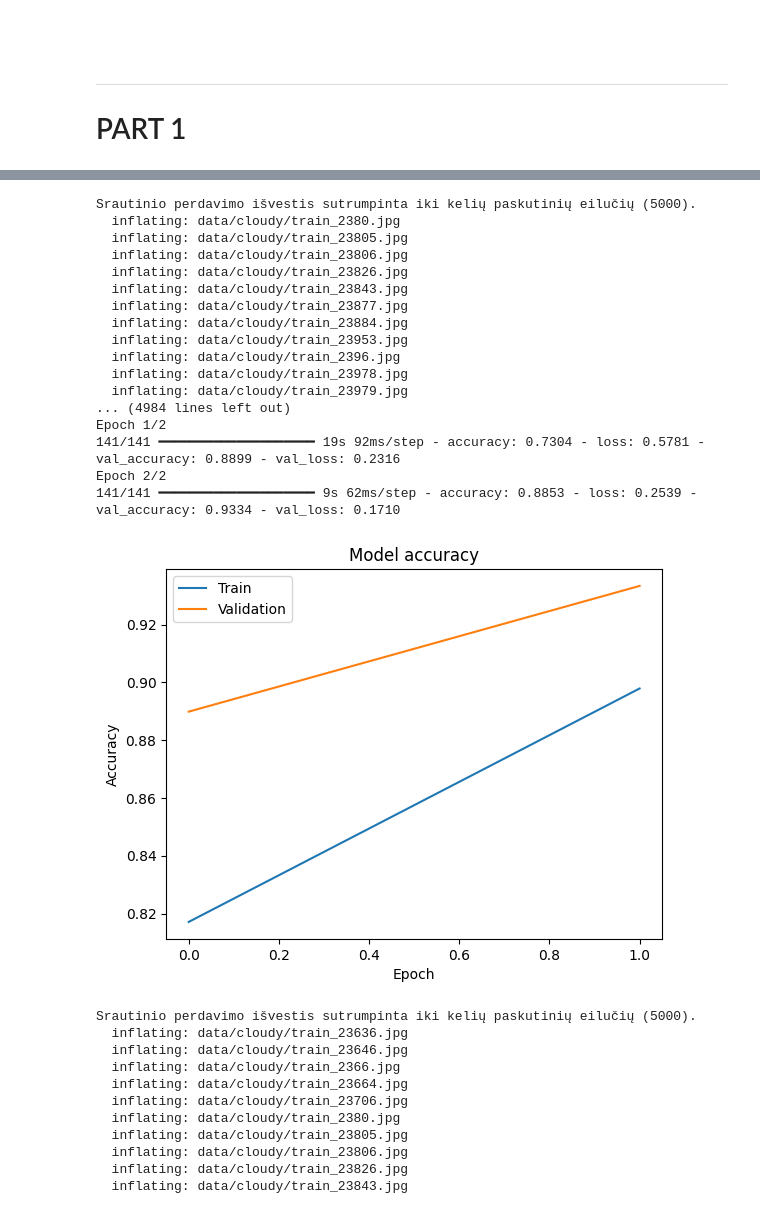
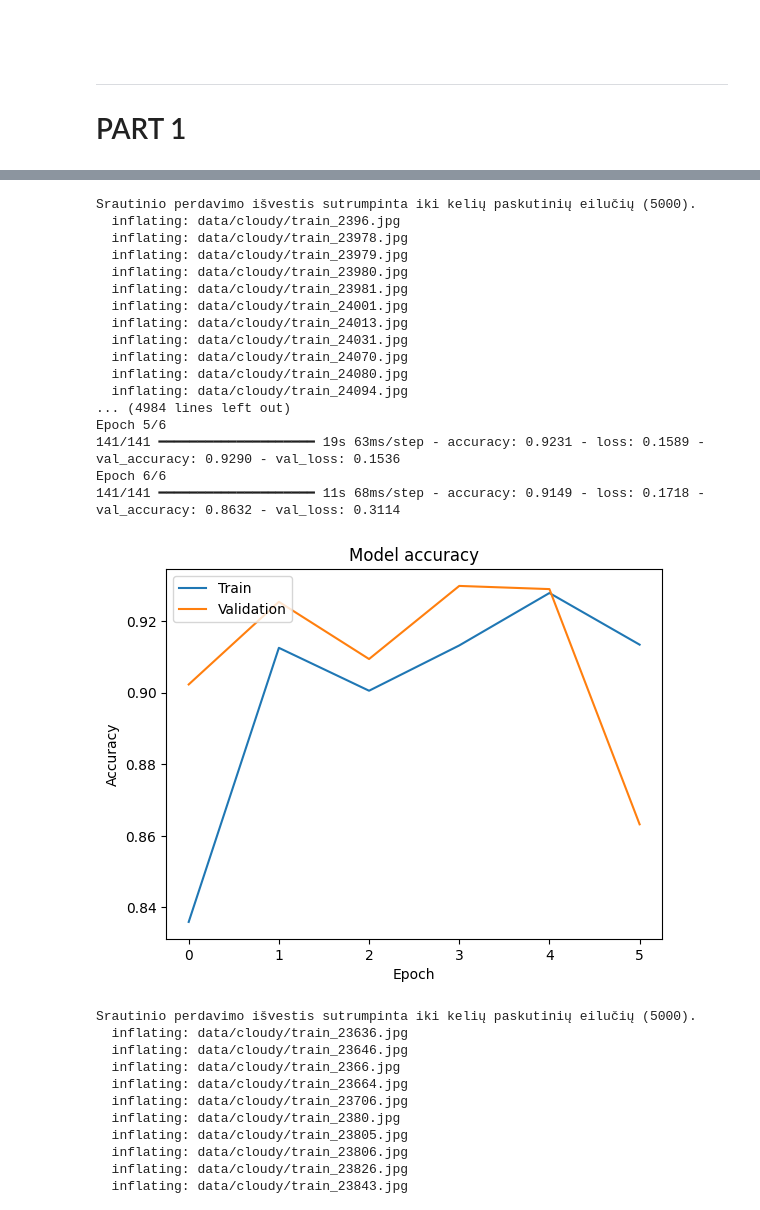
Before and after one commit to vytsb/Gilusis_Mokymas, a Jupyter notebook: cnn.ipynb, the cells around one changed output, grey strips where cells are left out. Saved outputs shown, nothing was run; the diff lists cells and outputs as text; code cells hidden in the pictures.

```diff
--- a/cnn.ipynb
+++ b/cnn.ipynb
@@ -63,47 +63,47 @@ model = models.Sequential([
     layers.Flatten(),
     layers.Dense(128, activation='relu'),
     layers.Dense(len(class_names), activation='softmax')
 ])
 
 # Compile the model
 model.compile(optimizer='adam',
               loss='sparse_categorical_crossentropy',
               metrics=['accuracy'])
 
 # Train the model
 history = model.fit(
     train_dataset,
     validation_data=test_dataset,
-    epochs=2
+    epochs=6
 )
 
 # Plot training & validation accuracy values
 plt.plot(history.history['accuracy'])
 plt.plot(history.history['val_accuracy'])
 plt.title('Model accuracy')
 plt.ylabel('Accuracy')
 plt.xlabel('Epoch')
 plt.legend(['Train', 'Validation'], loc='upper left')
 plt.show()
 # %% [output]
 Srautinio perdavimo išvestis sutrumpinta iki kelių paskutinių eilučių (5000).
-  inflating: data/cloudy/train_2380.jpg
-  inflating: data/cloudy/train_23805.jpg
-  inflating: data/cloudy/train_23806.jpg
-  inflating: data/cloudy/train_23826.jpg
-  inflating: data/cloudy/train_23843.jpg
-  inflating: data/cloudy/train_23877.jpg
-  inflating: data/cloudy/train_23884.jpg
-  inflating: data/cloudy/train_23953.jpg
   inflating: data/cloudy/train_2396.jpg
   inflating: data/cloudy/train_23978.jpg
   inflating: data/cloudy/train_23979.jpg
+  inflating: data/cloudy/train_23980.jpg
+  inflating: data/cloudy/train_23981.jpg
+  inflating: data/cloudy/train_24001.jpg
+  inflating: data/cloudy/train_24013.jpg
+  inflating: data/cloudy/train_24031.jpg
+  inflating: data/cloudy/train_24070.jpg
+  inflating: data/cloudy/train_24080.jpg
+  inflating: data/cloudy/train_24094.jpg
 ... (4984 lines left out)
-Epoch 1/2
-141/141 ━━━━━━━━━━━━━━━━━━━━ 19s 92ms/step - accuracy: 0.7304 - loss: 0.5781 - val_accuracy: 0.8899 - val_loss: 0.2316
-Epoch 2/2
-141/141 ━━━━━━━━━━━━━━━━━━━━ 9s 62ms/step - accuracy: 0.8853 - loss: 0.2539 - val_accuracy: 0.9334 - val_loss: 0.1710
+Epoch 5/6
+141/141 ━━━━━━━━━━━━━━━━━━━━ 19s 63ms/step - accuracy: 0.9231 - loss: 0.1589 - val_accuracy: 0.9290 - val_loss: 0.1536
+Epoch 6/6
+141/141 ━━━━━━━━━━━━━━━━━━━━ 11s 68ms/step - accuracy: 0.9149 - loss: 0.1718 - val_accuracy: 0.8632 - val_loss: 0.3114
-[figure, old version]
+[figure, new version]
 # %%
 #!pip install kaggle
 !kaggle datasets download -d mahmoudreda55/satellite-image-classification
```
Also changed, not shown: parts of 18 cells of this notebook.
